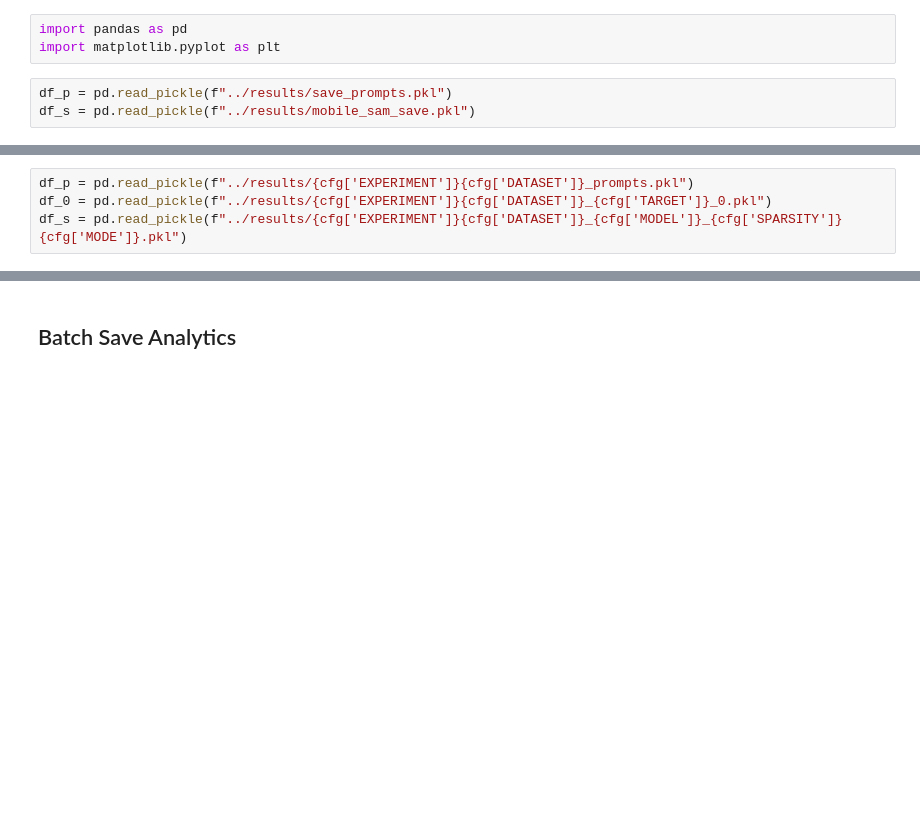
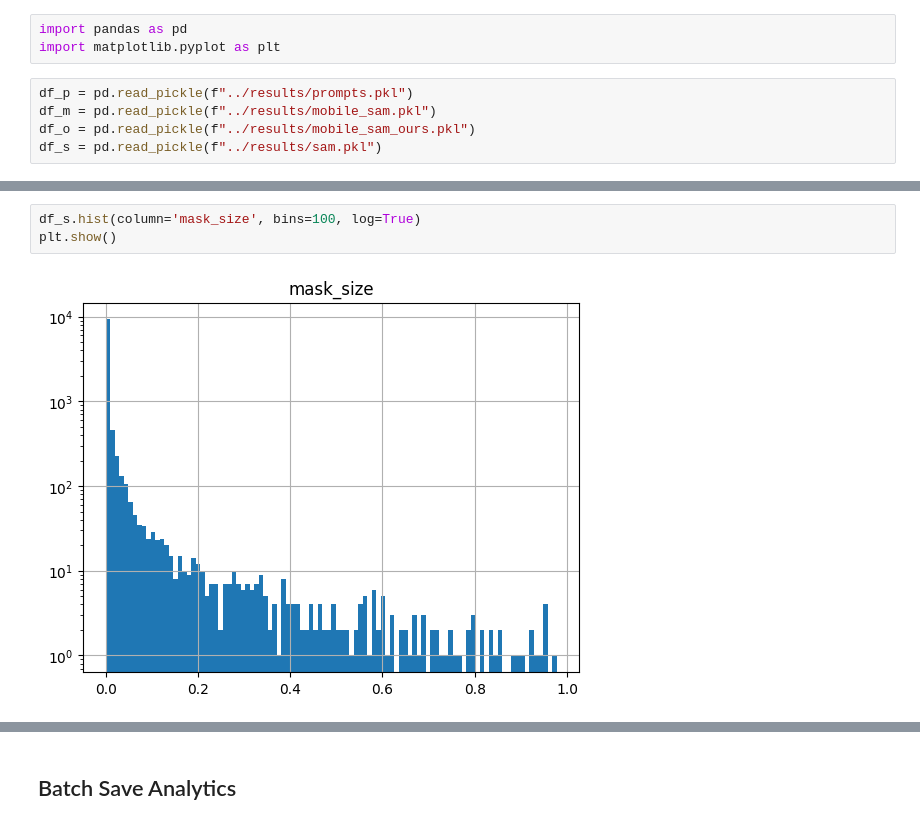
Before and after one commit to simoneangarano/BenchSAM, a Jupyter notebook: notebooks/Analysis.ipynb, the cells around one changed output, grey strips where cells are left out. Drawn from its saved outputs; the diff is of its cells as text; blank space fills up the shorter version.

```diff
--- a/notebooks/Analysis.ipynb
+++ b/notebooks/Analysis.ipynb
@@ -25,5 +25,7 @@ cfg['SUP_L'] = {v: k for k, v in cfg['SUP_N'].items()}
 import pandas as pd
 import matplotlib.pyplot as plt
 # %%
-df_p = pd.read_pickle(f"../results/save_prompts.pkl")
-df_s = pd.read_pickle(f"../results/mobile_sam_save.pkl")
+df_p = pd.read_pickle(f"../results/prompts.pkl")
+df_m = pd.read_pickle(f"../results/mobile_sam.pkl")
+df_o = pd.read_pickle(f"../results/mobile_sam_ours.pkl")
+df_s = pd.read_pickle(f"../results/sam.pkl")
@@ -32,6 +32,2 @@ df_p
-# %%
-df_p = pd.read_pickle(f"../results/{cfg['EXPERIMENT']}{cfg['DATASET']}_prompts.pkl")
-df_0 = pd.read_pickle(f"../results/{cfg['EXPERIMENT']}{cfg['DATASET']}_{cfg['TARGET']}_0.pkl")
-df_s = pd.read_pickle(f"../results/{cfg['EXPERIMENT']}{cfg['DATASET']}_{cfg['MODEL']}_{cfg['SPARSITY']}{cfg['MODE']}.pkl")
 # %%
 df_p.head()
@@ -43,0 +46,5 @@ plt.show()
+# %%
+df_s.hist(column='mask_size', bins=100, log=True)
+plt.show()
+# %% [output]
+[figure, added]
```
Also changed, not shown: parts of 32 cells of this notebook, 11 other files.
